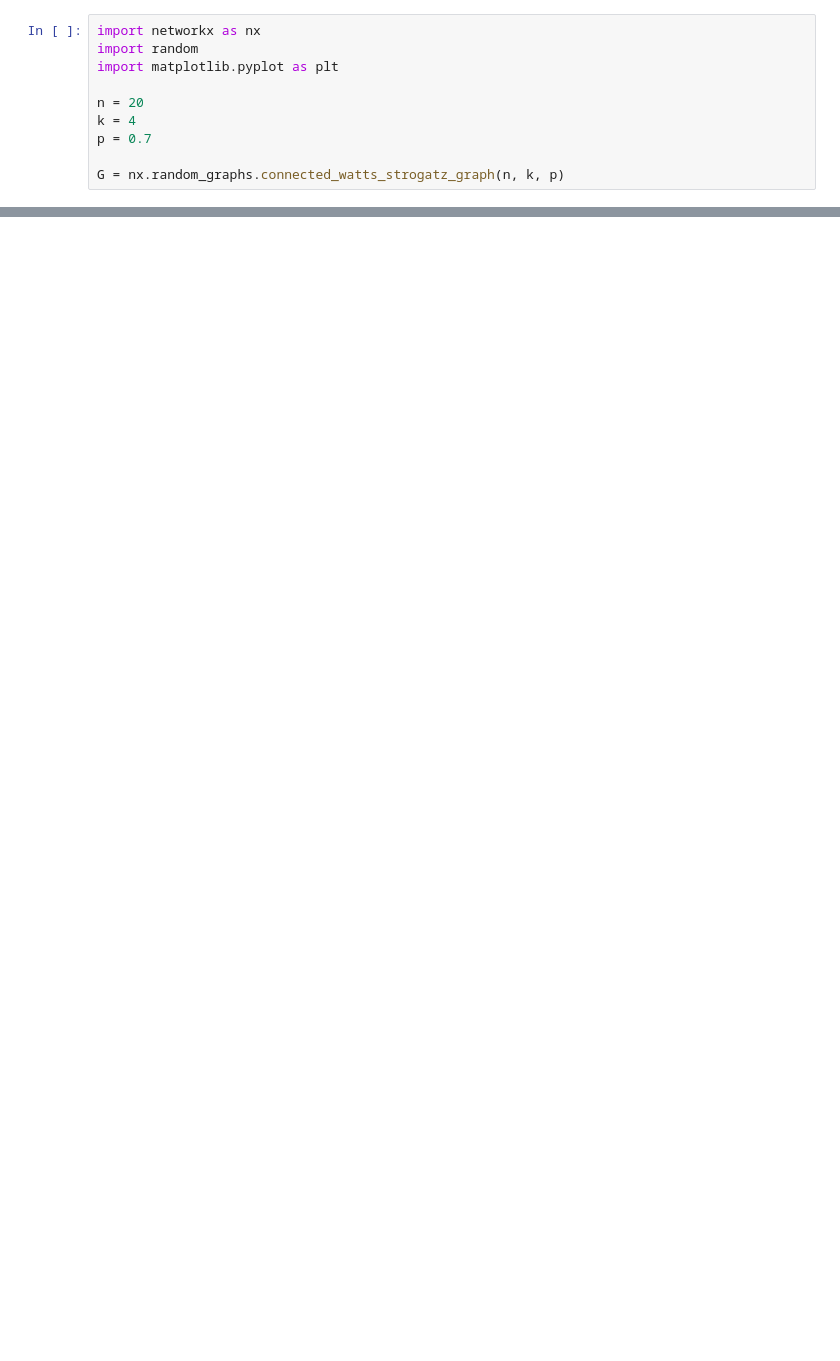
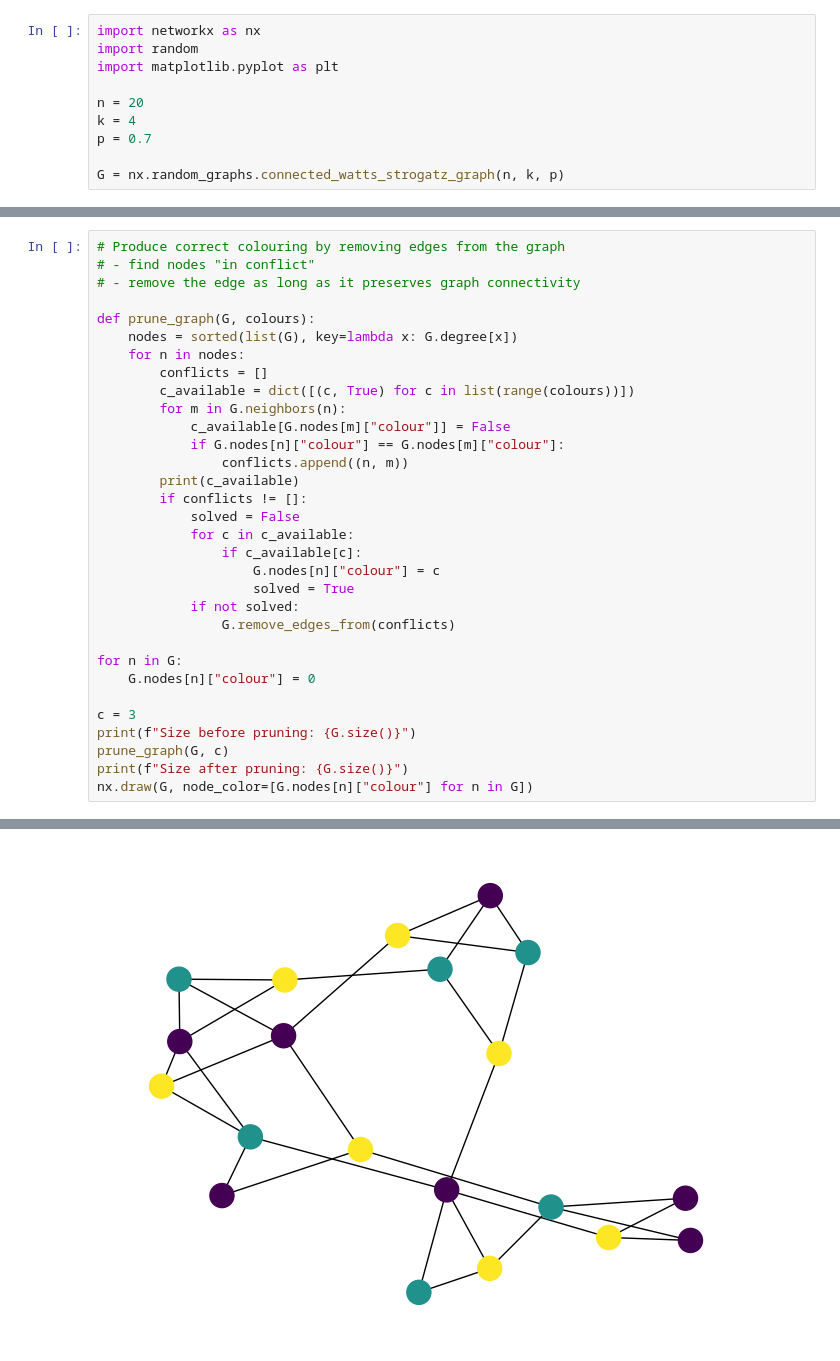
Before and after one commit to mayal7654/CT421_Assignment_2, a Jupyter notebook: graph.ipynb, the cells around one changed output, grey strips where cells are left out. Drawn from its saved outputs; the diff is of its cells as text; blank space fills up the shorter version.

Commit message:
Basic pruning algorithm

```diff
--- a/graph.ipynb
+++ b/graph.ipynb
@@ -89,0 +90,33 @@ Min collisions: 1 for number of colours: 26
+# %%
+# Produce correct colouring by removing edges from the graph
+# - find nodes "in conflict"
+# - remove the edge as long as it preserves graph connectivity
+
+def prune_graph(G, colours):
+    nodes = sorted(list(G), key=lambda x: G.degree[x])
+    for n in nodes:
+        conflicts = []
+        c_available = dict([(c, True) for c in list(range(colours))])
+        for m in G.neighbors(n):
+            c_available[G.nodes[m]["colour"]] = False
+            if G.nodes[n]["colour"] == G.nodes[m]["colour"]:
+                conflicts.append((n, m))
+        print(c_available)
+        if conflicts != []:
+            solved = False
+            for c in c_available:
+                if c_available[c]:
+                    G.nodes[n]["colour"] = c
+                    solved = True
+            if not solved:
+                G.remove_edges_from(conflicts)
+
+for n in G:
+    G.nodes[n]["colour"] = 0
+
+c = 3
+print(f"Size before pruning: {G.size()}")
+prune_graph(G, c)
+print(f"Size after pruning: {G.size()}")
+nx.draw(G, node_color=[G.nodes[n]["colour"] for n in G])
+# %% [output]
@@ -89,0 +140 @@ Min collisions: 1 for number of colours: 26
+[figure, added]
```
Also changed, not shown: parts of 4 cells of this notebook.
